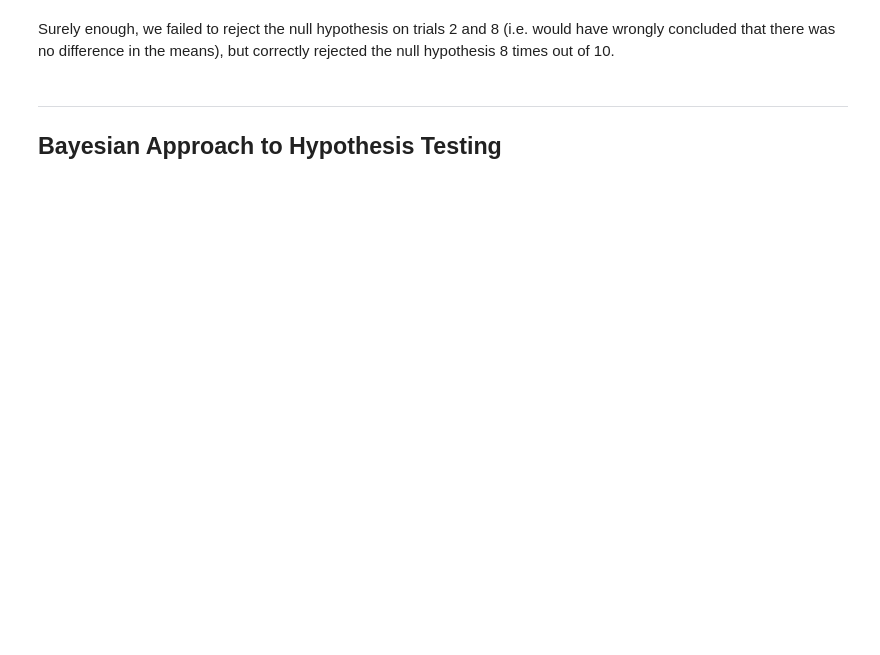
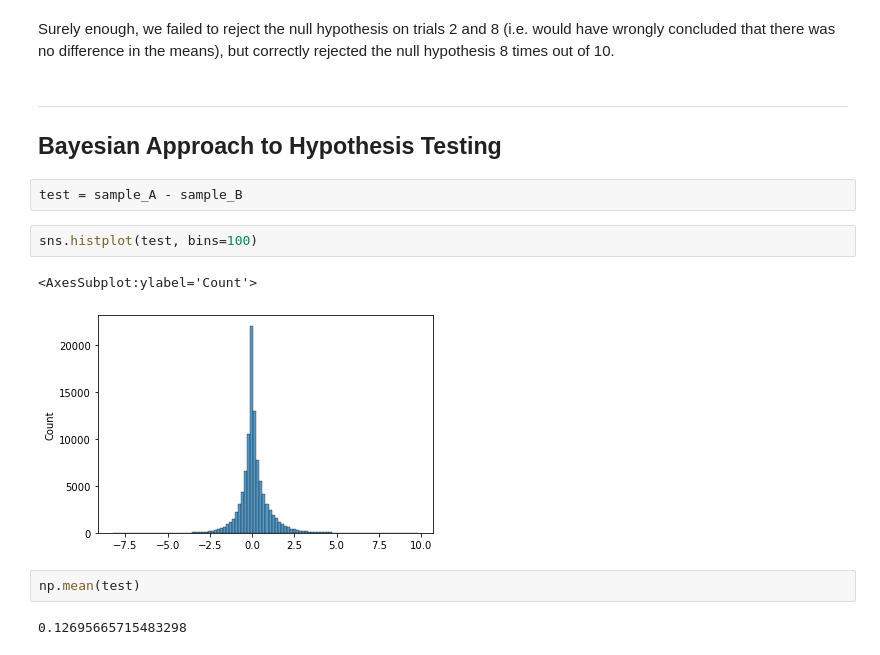
Before and after one commit to smasuno/python, a Jupyter notebook: AB testing simulation.ipynb, the cells around one changed output. Saved outputs shown, nothing was run; the diff lists cells and outputs as text; blank space fills up the shorter version.

```diff
--- a/AB testing simulation.ipynb
+++ b/AB testing simulation.ipynb
@@ -493,3 +498,14 @@ Surely enough, we failed to reject the null hypothesis on trials 2 and 8 (i.e. w
 # %% [markdown]
 ---
 ## Bayesian Approach to Hypothesis Testing
+# %%
+test = sample_A - sample_B
+# %%
+sns.histplot(test, bins=100)
+# %% [output]
+<AxesSubplot:ylabel='Count'>
+[figure, added]
+# %%
+np.mean(test)
+# %% [output]
+0.12695665715483298
```
Also changed, not shown: parts of 12 cells of this notebook.
